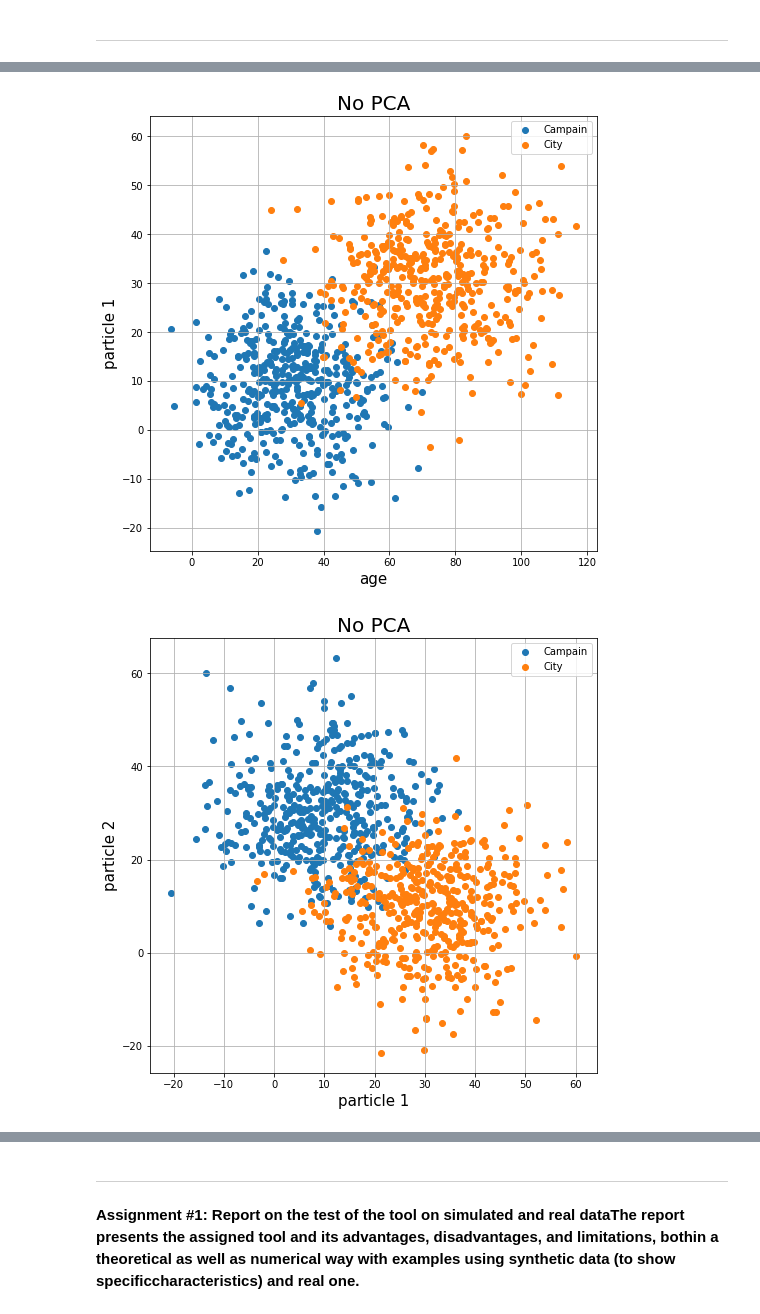
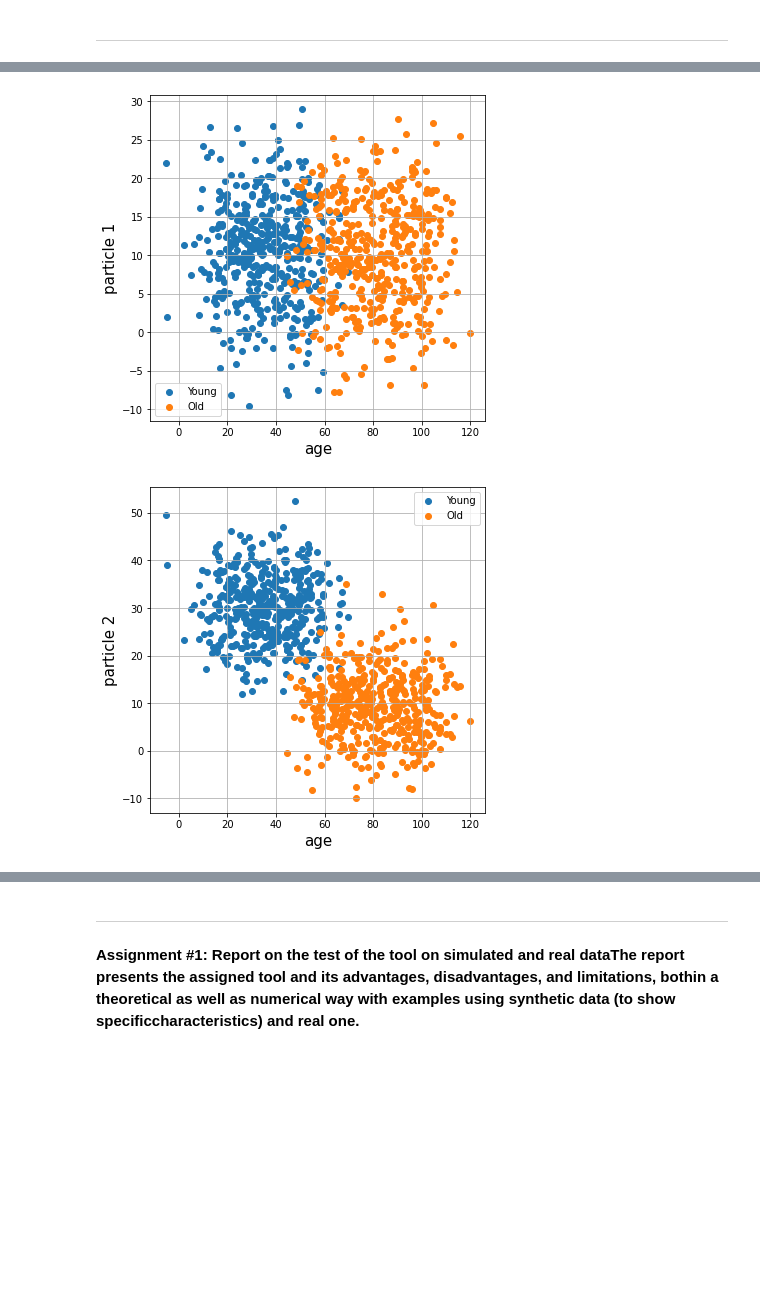
Before and after one commit to donaca/COVID19PM2.5, a Jupyter notebook: notebook_tim.ipynb, the cells around one changed output, grey strips where cells are left out. Cells and saved outputs as stored; diff of their text form; code cells hidden in the pictures; blank space fills up the shorter version.

Commit message:
Latest figures from synthetic data

```diff
--- a/notebook_tim.ipynb
+++ b/notebook_tim.ipynb
@@ -178,11 +178,11 @@ plt.show()
 N = 900
 df = pd.DataFrame()
 
-df['age'] = np.hstack([np.linspace(10, 30,N//3), np.linspace(30, 60,N//3), np.linspace(60, 90,N//3)]) + np.random.normal(5, 10, N)
-df['particle 1'] =  np.hstack([np.random.normal(10, 10,N//2), np.random.normal(30, 10,N//2)])
-df['particle 2'] =  np.hstack([np.random.normal(30, 10,N//2), np.random.normal(10, 10,N//2)])
-df['death'] = df['particle 1']*100
-df['other'] = df['particle 2']*100
+df['age'] = np.hstack([np.linspace(10, 50,N//2), np.linspace(50, 100,N//2)]) + np.random.normal(5, 7, N)
+df['particle 1'] =  np.random.normal(10, 7,N)
+df['particle 2'] =  np.hstack([np.random.normal(30, 7,N//2), np.random.normal(10, 7,N//2)])
+df['death'] = df['particle 1']*100 + 10*df['age']
+df['other'] = df['particle 2']*25
 
 
 print('Synthetic data')
@@ -203,7 +203,7 @@ display(PCA_df)
 
 
 # Append the target Label columns
-target = pd.Series(np.hstack([np.zeros(N//2),np.ones(N//2)]) , name='target')
+target = pd.Series(np.hstack([np.zeros(N//2),np.ones(N//2)]) , name='label')
 
 df = pd.concat([df, target], axis = 1)
 PCA_df = pd.concat([PCA_df, target], axis = 1)
@@ -268,79 +268,79 @@ Singular values: [5.63896938e+01 2.97100287e+01 2.07970341e+01 5.52735451e-15
 900 rows × 6 columns
 # %%
-fig = plt.figure(figsize = (8,8))
+fig = plt.figure(figsize = (6,6), frameon = False)
 ax = fig.add_subplot(1,1,1)
-targets = ['Campain', 'City']
+targets = ['Young', 'Old']
 
 for idt, _ in enumerate(targets):
-    ax.scatter(df[df['target'] == idt].iloc[:,0],
-               df[df['target'] == idt].iloc[:,1])
+    ax.scatter(df[df['label'] == idt].iloc[:,0],
+               df[df['label'] == idt].iloc[:,1])
 
 ax.legend(targets)
 ax.grid()
 ax.set_xlabel(df.columns[0], fontsize = 15)
 ax.set_ylabel(df.columns[1], fontsize = 15)
-ax.set_title('No PCA', fontsize = 20)
+plt.savefig('./figures/synthetic_01.png')
 plt.show()
 
 
-fig = plt.figure(figsize = (8,8))
+fig = plt.figure(figsize = (6,6), frameon = False)
 ax = fig.add_subplot(1,1,1)
 
 for idt, _ in enumerate(targets):
-    ax.scatter(df[df['target'] == idt].iloc[:,1],
-               df[df['target'] == idt].iloc[:,2])
-
-ax.legend(targets)
-ax.grid()
-ax.set_xlabel(df.columns[1], fontsize = 15)
-ax.set_ylabel(df.columns[2], fontsize = 15)
-ax.set_title('No PCA', fontsize = 20)
-plt.show()
-
-fig = plt.figure(figsize = (8,8))
-ax = fig.add_subplot(1,1,1)
-
-for idt, _ in enumerate(targets):
-    ax.scatter(df[df['target'] == idt].iloc[:,0],
-               df[df['target'] == idt].iloc[:,2])
+    ax.scatter(df[df['label'] == idt].iloc[:,0],
+               df[df['label'] == idt].iloc[:,2])
 
 ax.legend(targets)
 ax.grid()
 ax.set_xlabel(df.columns[0], fontsize = 15)
 ax.set_ylabel(df.columns[2], fontsize = 15)
-ax.set_title('No PCA', fontsize = 20)
+plt.savefig('./figures/synthetic_02.png')
 plt.show()
 
-
-fig = plt.figure(figsize = (8,8))
+fig = plt.figure(figsize = (6,6), frameon = False)
 ax = fig.add_subplot(1,1,1)
 
 for idt, _ in enumerate(targets):
-    ax.scatter(df[df['target'] == idt].iloc[:,1],
-               df[df['target'] == idt].iloc[:,3])
+    ax.scatter(df[df['label'] == idt].iloc[:,1],
+               df[df['label'] == idt].iloc[:,3])
 
 ax.legend(targets)
 ax.grid()
 ax.set_xlabel(df.columns[1], fontsize = 15)
 ax.set_ylabel(df.columns[3], fontsize = 15)
-ax.set_title('No PCA', fontsize = 20)
+plt.savefig('./figures/synthetic_13.png')
+plt.show()
+
+
+fig = plt.figure(figsize = (6,6), frameon = False)
+ax = fig.add_subplot(1,1,1)
+
+for idt, _ in enumerate(targets):
+    ax.scatter(df[df['label'] == idt].iloc[:,2],
+               df[df['label'] == idt].iloc[:,3])
+
+ax.legend(targets)
+ax.grid()
+ax.set_xlabel(df.columns[2], fontsize = 15)
+ax.set_ylabel(df.columns[3], fontsize = 15)
+plt.savefig('./figures/synthetic_23.png')
 plt.show()
 
 fig = plt.figure(figsize = (8,8))
 ax = Axes3D(fig, rect=[0, 0, .95, 1], elev=30, azim=30)
 
 for idt, _ in enumerate(targets):
-    ax.scatter(df[df['target'] == idt].iloc[:,0],
-               df[df['target'] == idt].iloc[:,1],
-               df[df['target'] == idt].iloc[:,2])
+    ax.scatter(df[df['label'] == idt].iloc[:,0],
+               df[df['label'] == idt].iloc[:,1],
+               df[df['label'] == idt].iloc[:,3])
 
 ax.legend(targets)
 ax.grid()
 ax.set_xlabel(df.columns[0], fontsize = 15)
 ax.set_ylabel(df.columns[1], fontsize = 15)
-ax.set_zlabel(df.columns[2], fontsize = 15)
+ax.set_zlabel(df.columns[3], fontsize = 15)
 ax.set_title('No PCA', fontsize = 20)
 plt.show()
 # %% [output]
-[figure, old version]
+[figure, new version]
-[figure, old version]
+[figure, new version]
```
Also changed, not shown: parts of 5 cells of this notebook, 5 other files.
